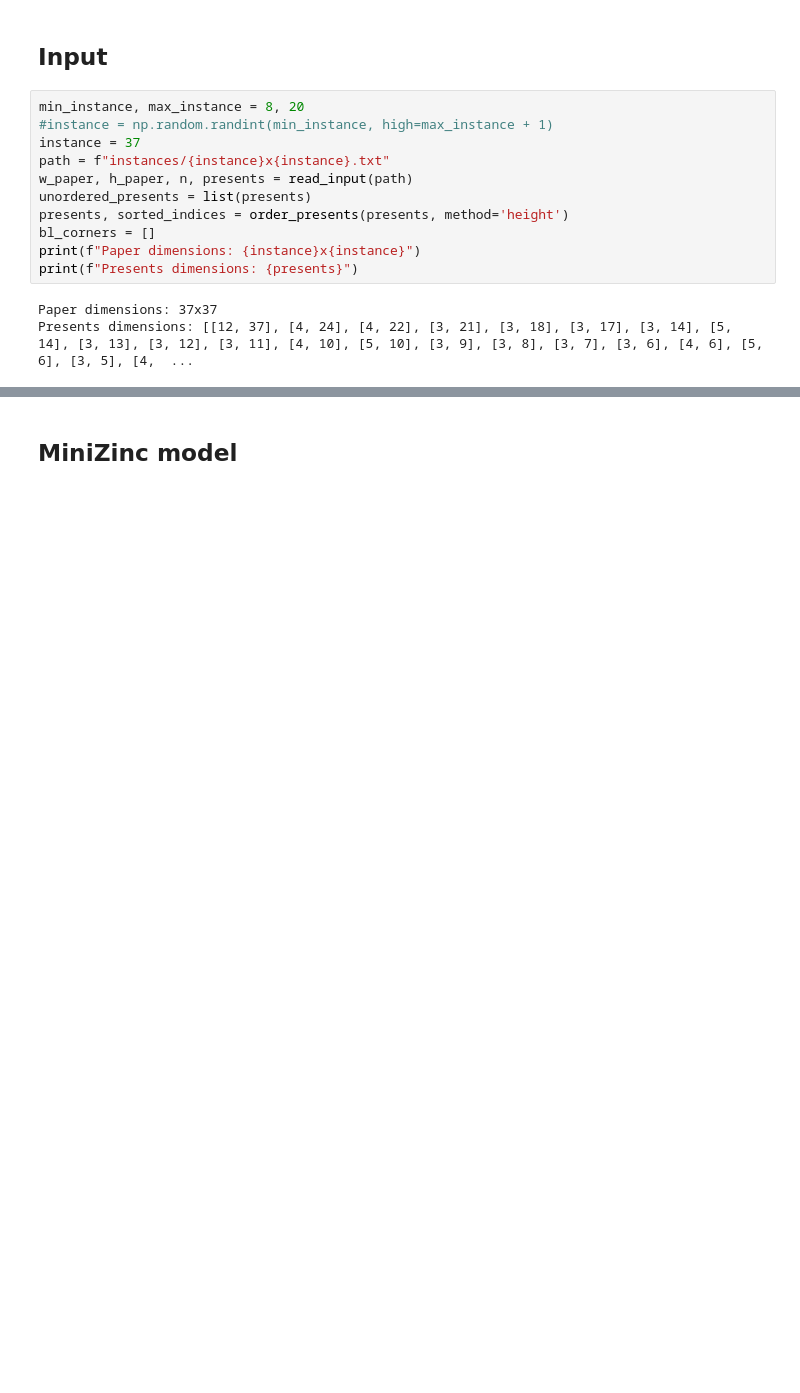
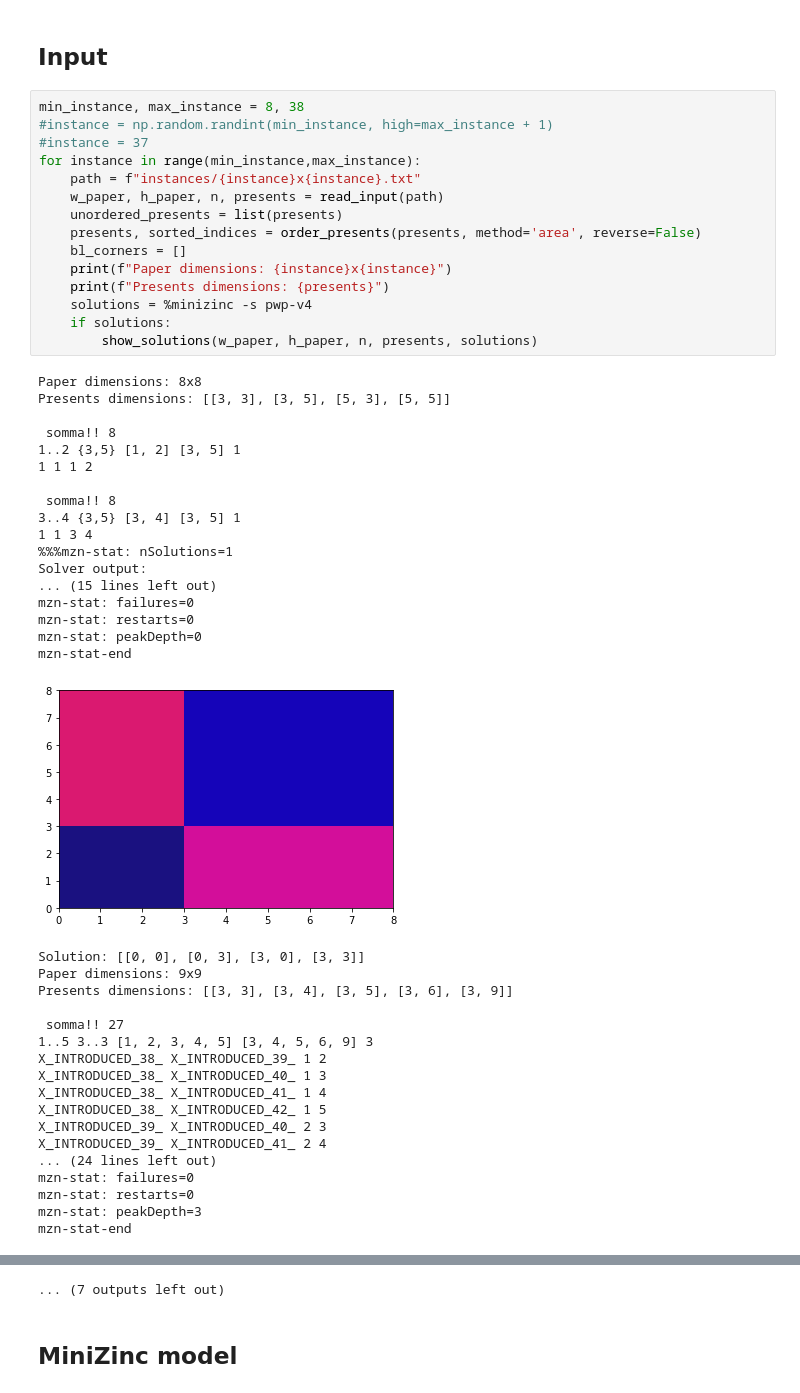
Before and after one commit to LeoCalbi/present-wrapping, a Jupyter notebook: pwp.ipynb, the cells around one changed output, grey strips where cells are left out. Saved outputs shown, nothing was run; the diff lists cells and outputs as text; blank space fills up the shorter version.

```diff
--- a/pwp.ipynb
+++ b/pwp.ipynb
@@ -64,16 +64,53 @@ def order_presents(presents, method='height'):
 # %% [markdown]
 ## Input
 # %%
-min_instance, max_instance = 8, 20
+min_instance, max_instance = 8, 38
 #instance = np.random.randint(min_instance, high=max_instance + 1)
-instance = 37
-path = f"instances/{instance}x{instance}.txt"
-w_paper, h_paper, n, presents = read_input(path)
-unordered_presents = list(presents)
-presents, sorted_indices = order_presents(presents, method='height')
-bl_corners = []
-print(f"Paper dimensions: {instance}x{instance}")
-print(f"Presents dimensions: {presents}")
+#instance = 37
+for instance in range(min_instance,max_instance):
+    path = f"instances/{instance}x{instance}.txt"
+    w_paper, h_paper, n, presents = read_input(path)
+    unordered_presents = list(presents)
+    presents, sorted_indices = order_presents(presents, method='area', reverse=False)
+    bl_corners = []
+    print(f"Paper dimensions: {instance}x{instance}")
+    print(f"Presents dimensions: {presents}")
+    solutions = %minizinc -s pwp-v4
+    if solutions:
+        show_solutions(w_paper, h_paper, n, presents, solutions)
 # %% [output]
-Paper dimensions: 37x37
-Presents dimensions: [[12, 37], [4, 24], [4, 22], [3, 21], [3, 18], [3, 17], [3, 14], [5, 14], [3, 13], [3, 12], [3, 11], [4, 10], [5, 10], [3, 9], [3, 8], [3, 7], [3, 6], [4, 6], [5, 6], [3, 5], [4,  ...
+Paper dimensions: 8x8
+Presents dimensions: [[3, 3], [3, 5], [5, 3], [5, 5]]
+
+ somma!! 8
+1..2 {3,5} [1, 2] [3, 5] 1
+1 1 1 2
+
+ somma!! 8
+3..4 {3,5} [3, 4] [3, 5] 1
+1 1 3 4
+%%%mzn-stat: nSolutions=1
+Solver output:
+... (15 lines left out)
+mzn-stat: failures=0
+mzn-stat: restarts=0
+mzn-stat: peakDepth=0
+mzn-stat-end
+[figure, added]
+Solution: [[0, 0], [0, 3], [3, 0], [3, 3]]
+Paper dimensions: 9x9
+Presents dimensions: [[3, 3], [3, 4], [3, 5], [3, 6], [3, 9]]
+
+ somma!! 27
+1..5 3..3 [1, 2, 3, 4, 5] [3, 4, 5, 6, 9] 3
+X_INTRODUCED_38_ X_INTRODUCED_39_ 1 2
+X_INTRODUCED_38_ X_INTRODUCED_40_ 1 3
+X_INTRODUCED_38_ X_INTRODUCED_41_ 1 4
+X_INTRODUCED_38_ X_INTRODUCED_42_ 1 5
+X_INTRODUCED_39_ X_INTRODUCED_40_ 2 3
+X_INTRODUCED_39_ X_INTRODUCED_41_ 2 4
+... (24 lines left out)
+mzn-stat: failures=0
+mzn-stat: restarts=0
+mzn-stat: peakDepth=3
+mzn-stat-end
@@ -80,3 +190,4 @@ Presents dimensions: [[12, 37], [4, 24], [4, 22], [3, 21], [3, 18], [3, 17], [3,
+... (7 outputs left out)
 # %% [markdown]
 ## MiniZinc model
 # %% [markdown]
```
Also changed, not shown: parts of 7 cells of this notebook.
